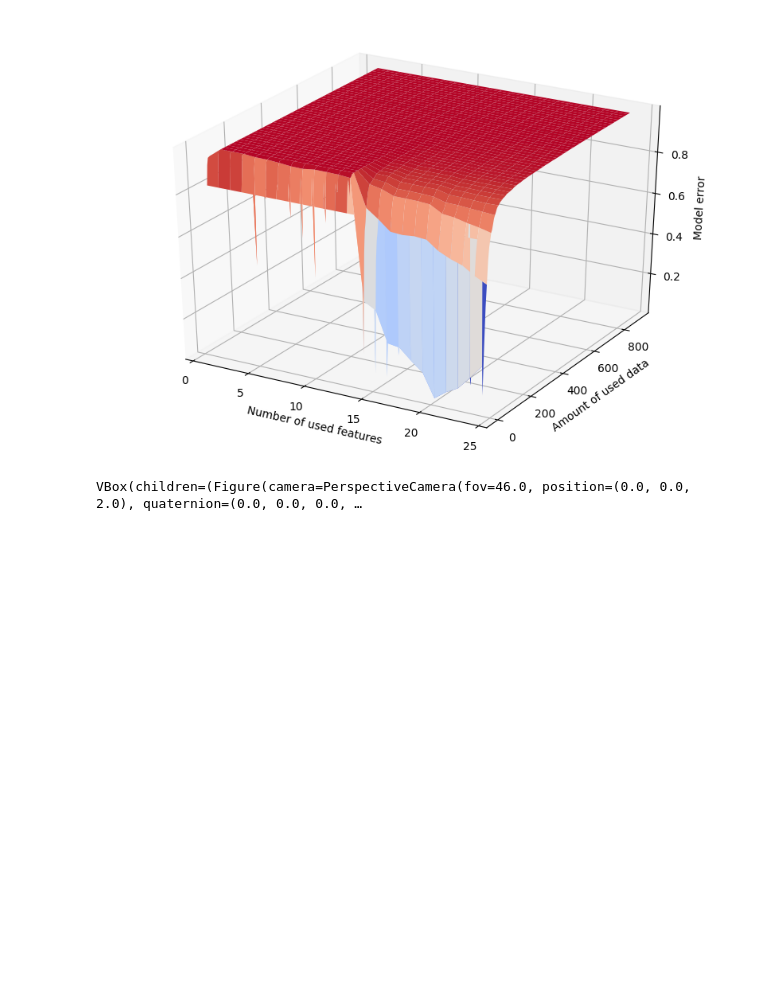
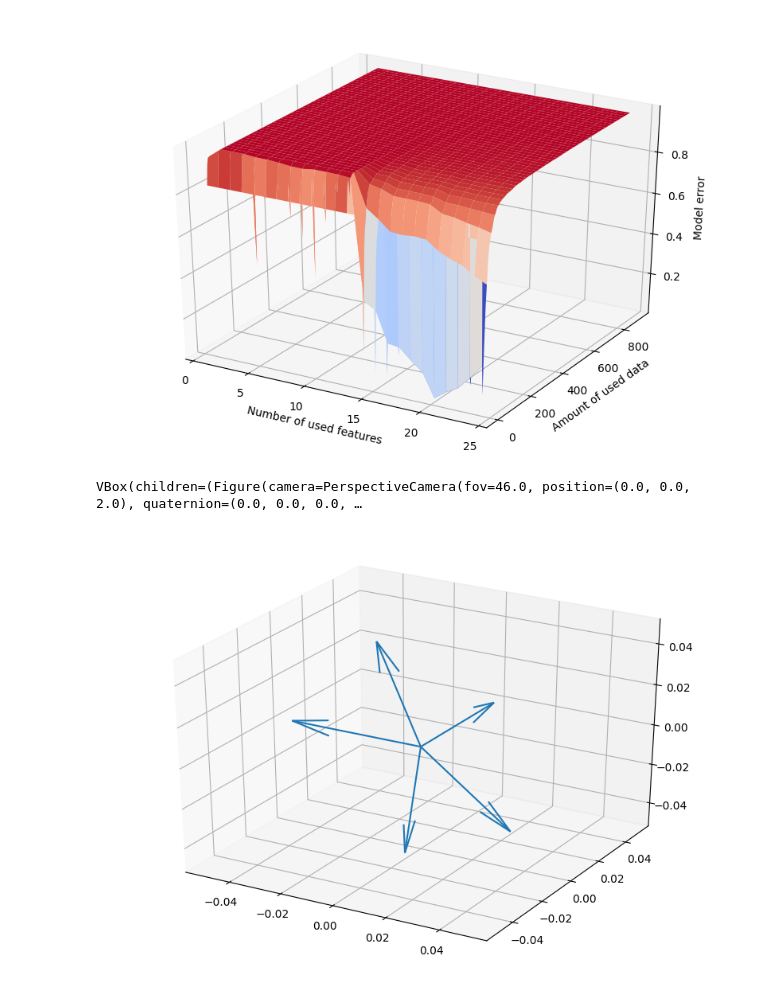
Before and after one commit to Intelligent-Systems-Phystech/ProjectSampleSize, a Jupyter notebook: BostonAnalysis.ipynb, the cells around one changed output. Saved outputs shown, nothing was run; the diff lists cells and outputs as text; code cells hidden in the pictures; blank space fills up the shorter version.

```diff
--- a/BostonAnalysis.ipynb
+++ b/BostonAnalysis.ipynb
@@ -938,3 +938,14 @@ ipv.show()
 ipv.pylab.save('col_syn_error.html')
 # %% [output]
 VBox(children=(Figure(camera=PerspectiveCamera(fov=46.0, position=(0.0, 0.0, 2.0), quaternion=(0.0, 0.0, 0.0, …
+# %%
+fig = plt.figure()
+ax = fig.gca(projection='3d')
+
+x = [0 for _ in range(vecs.shape[1])]
+vecs = ort_syn_df.iloc[:3, :5].values
+ax.quiver(x, x, x, vecs[0],  vecs[1],  vecs[2], length=0.05, normalize=True)
+
+plt.show()
+# %% [output]
+[figure, added]
```
